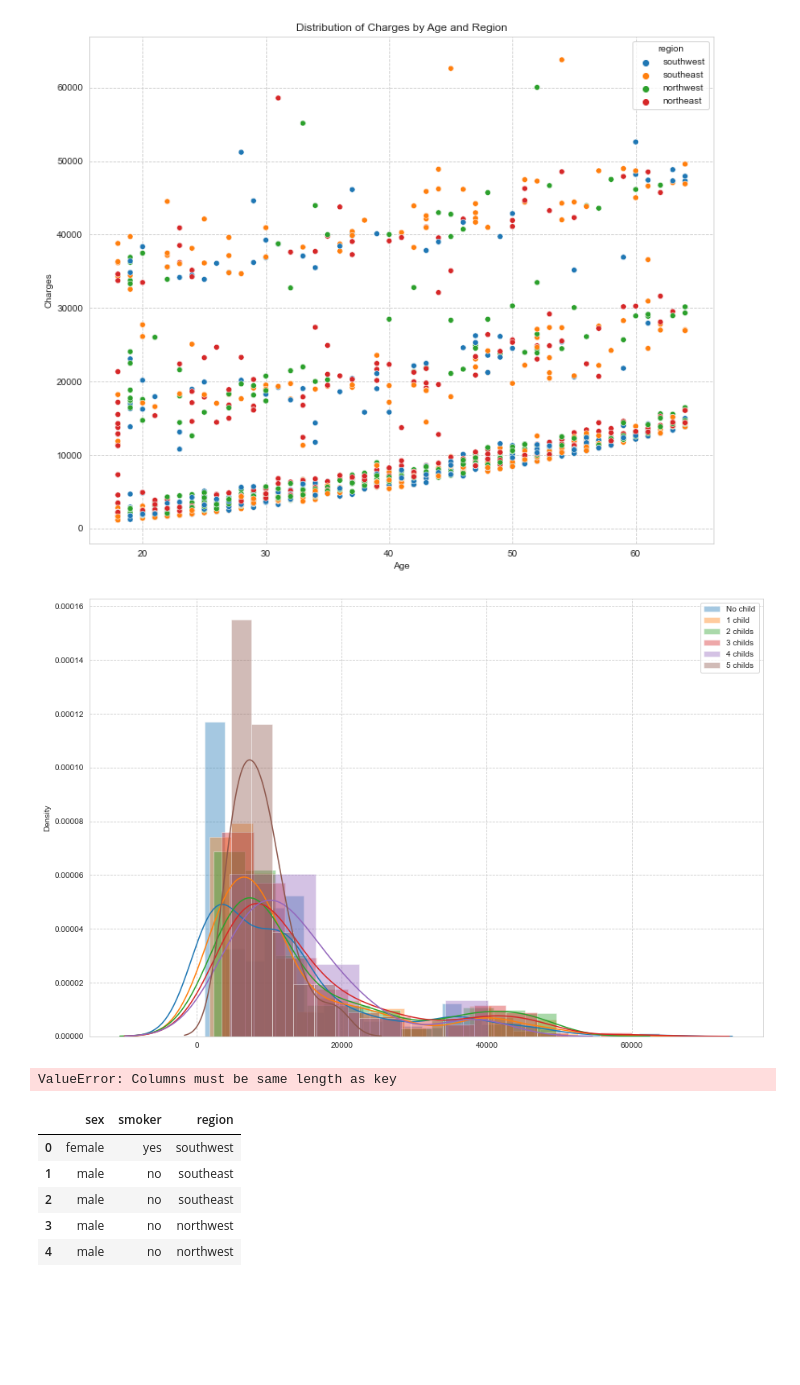
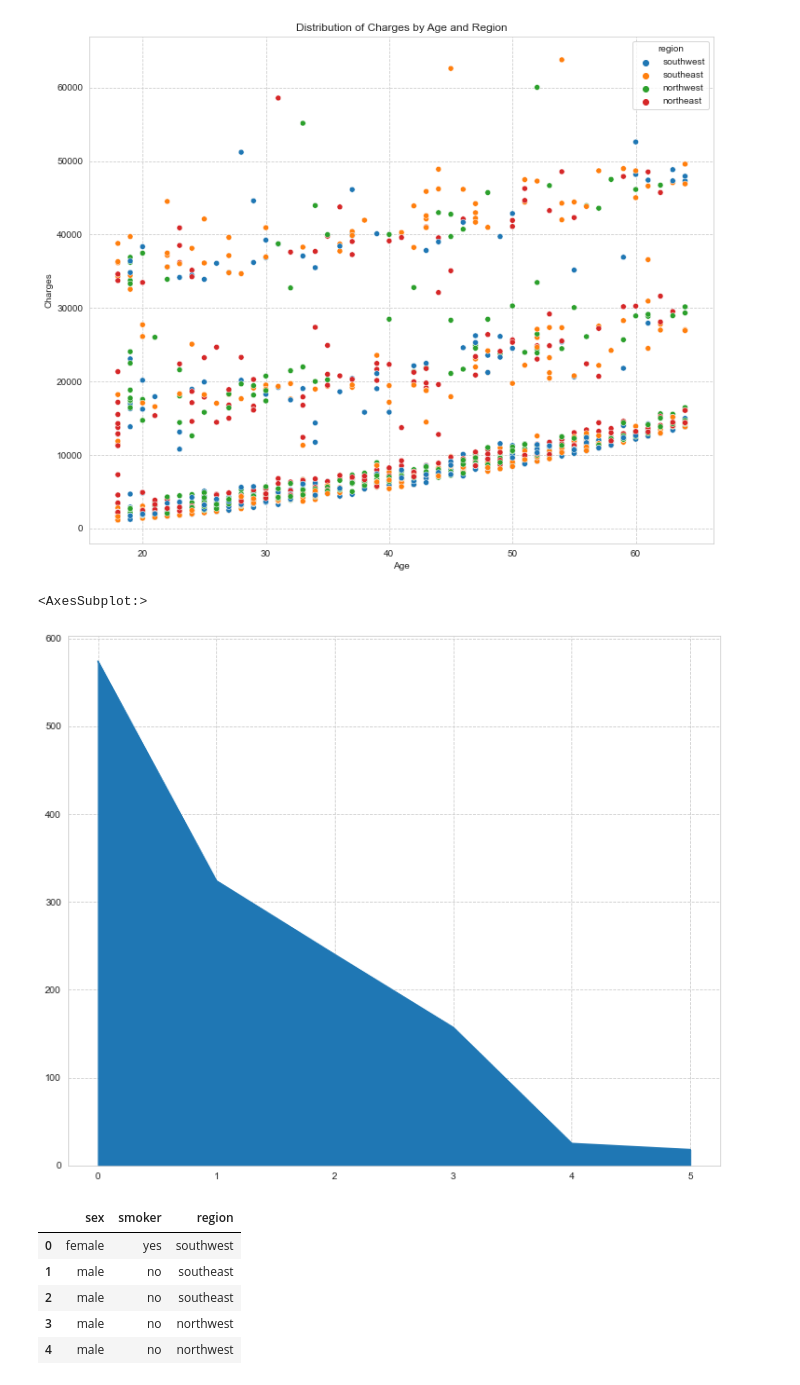
Before and after one commit to Sun-Chirawat/Senior-Project-CS, a Jupyter notebook: Clustering_Modelling.ipynb, the cells around one changed output. Drawn from its saved outputs; the diff is of its cells as text; code cells hidden in the pictures; blank space fills up the shorter version.

```diff
--- a/Clustering_Modelling.ipynb
+++ b/Clustering_Modelling.ipynb
@@ -97,28 +108,12 @@ plt.title("Distribution of Charges by Age and Region")
 # %% [output]
 Text(0.5, 1.0, 'Distribution of Charges by Age and Region')
 [figure]
-# %%
-#Charges by number of children
-fig, ax = plt.subplots(figsize = (15, 10))
-sns.distplot(x=df.loc[df['children']==0, 'charges'], label='No child', ax=ax)
-sns.distplot(x=df.loc[df['children']==1, 'charges'], label='1 child', ax=ax)
-sns.distplot(x=df.loc[df['children']==2, 'charges'], label='2 childs', ax=ax)
-sns.distplot(x=df.loc[df['children']==3, 'charges'], label='3 childs', ax=ax)
-sns.distplot(x=df.loc[df['children']==4, 'charges'], label='4 childs', ax=ax)
-sns.distplot(x=df.loc[df['children']==5, 'charges'], label='5 childs', ax=ax)
-plt.legend()
-plt.show()
-# %% [output]
-[figure, removed]
-# %%
-# fill outlier numeric in bmi feature with mean
-num_data[['bmi']] = num_data.bmi.fillna(num_data.mean())
-
-#fill outlier numeric in charges feature with median
-num_data[['charges']] = num_data.charges.fillna(num_data.median())
-num_data.head(100)
-# %% [output]
-ValueError: Columns must be same length as key
+# %%
+plt.figure(figsize=(12,10))
+df['children'].value_counts().plot.area()
+# %% [output]
+<AxesSubplot:>
+[figure, added]
 # %%
 #get class data
 cat_data = df.select_dtypes(include='object')
```
Also changed, not shown: parts of 52 cells of this notebook, 4 other files.
